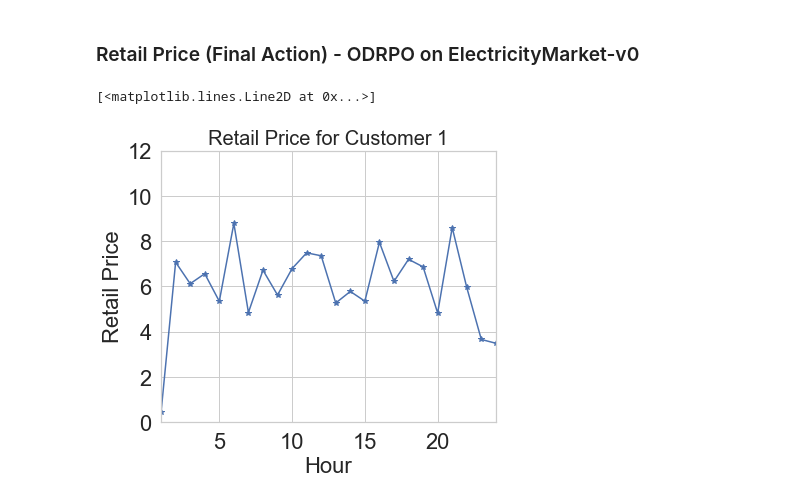
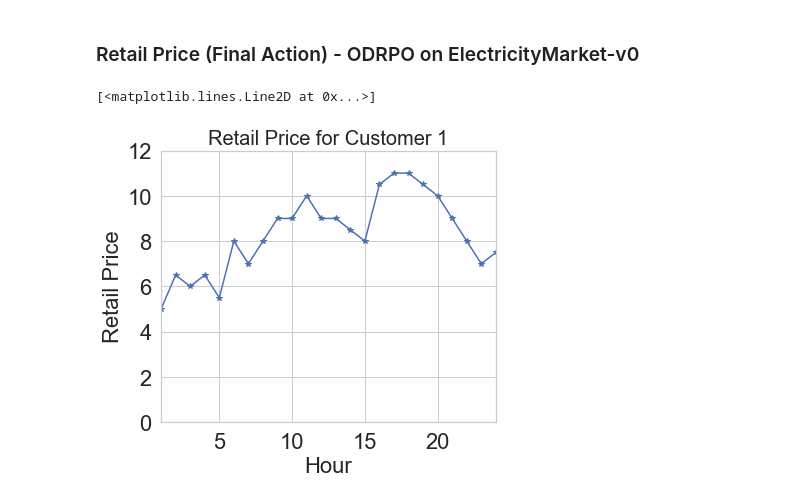
Before and after one commit to kadysongbb/efficient-wpo, a Jupyter notebook: discrete_control/view_setup_and_retail_price_EM.ipynb, the cells around one changed output. Cells and saved outputs as stored; diff of their text form; code cells hidden in the pictures.

```diff
--- a/discrete_control/view_setup_and_retail_price_EM.ipynb
+++ b/discrete_control/view_setup_and_retail_price_EM.ipynb
@@ -154,19 +208,26 @@ plt.plot(x, curt_load_3, marker = '*')
 # %%
 ax = plt.subplot(111)
 plt.ylabel('Retail Price', fontsize=22)
 plt.xlabel('Hour', fontsize=22)
 plt.title('Retail Price for Customer 1', fontsize=20)
 plt.xticks(fontsize=22)
 plt.yticks(fontsize=22)
 plt.xlim(1,24)
 plt.ylim(0,12)
 plt.locator_params(axis="x", nbins=5)
 
 x = np.arange(1,25,1)
 retail_price_1 = np.asarray([0.4507068, 7.0688295, 6.1194377, 6.5608687, 5.3416567, 8.781633, 4.8461866, 6.7171164, 5.618063,
                             6.785795, 7.4816465, 7.3517604, 5.2659636, 5.777661, 5.3476176, 7.9478292, 6.222798, 7.195838, 6.8627386, 4.824372,
                             8.598051, 5.9526806, 3.6567633, 3.4898388])
+retail_price_1 = np.asarray([5, 6.5, 6, 6.5, 5.5, 8, 7, 8, 9, 9, 10, 9, 9, 8.5, 8, 10.5, 11, 11, 10.5, 10, 9, 8, 7, 7.5])
+
+curt_consumption_1 = curt_load_1 * (1 + elasticity*(retail_price_1 - wholesale_price)/wholesale_price)
+crit_consumption_1 = crit_load_1
+consumption_1 = curt_consumption_1 + crit_consumption_1
+demand_1 = curt_load_1 + crit_load_1
+
 plt.plot(x, retail_price_1, marker = '*')
 # %% [output]
 [<matplotlib.lines.Line2D at 0x...>]
-[figure, old version]
+[figure, new version]
```
Also changed, not shown: parts of 9 cells of this notebook, 11 other files.
